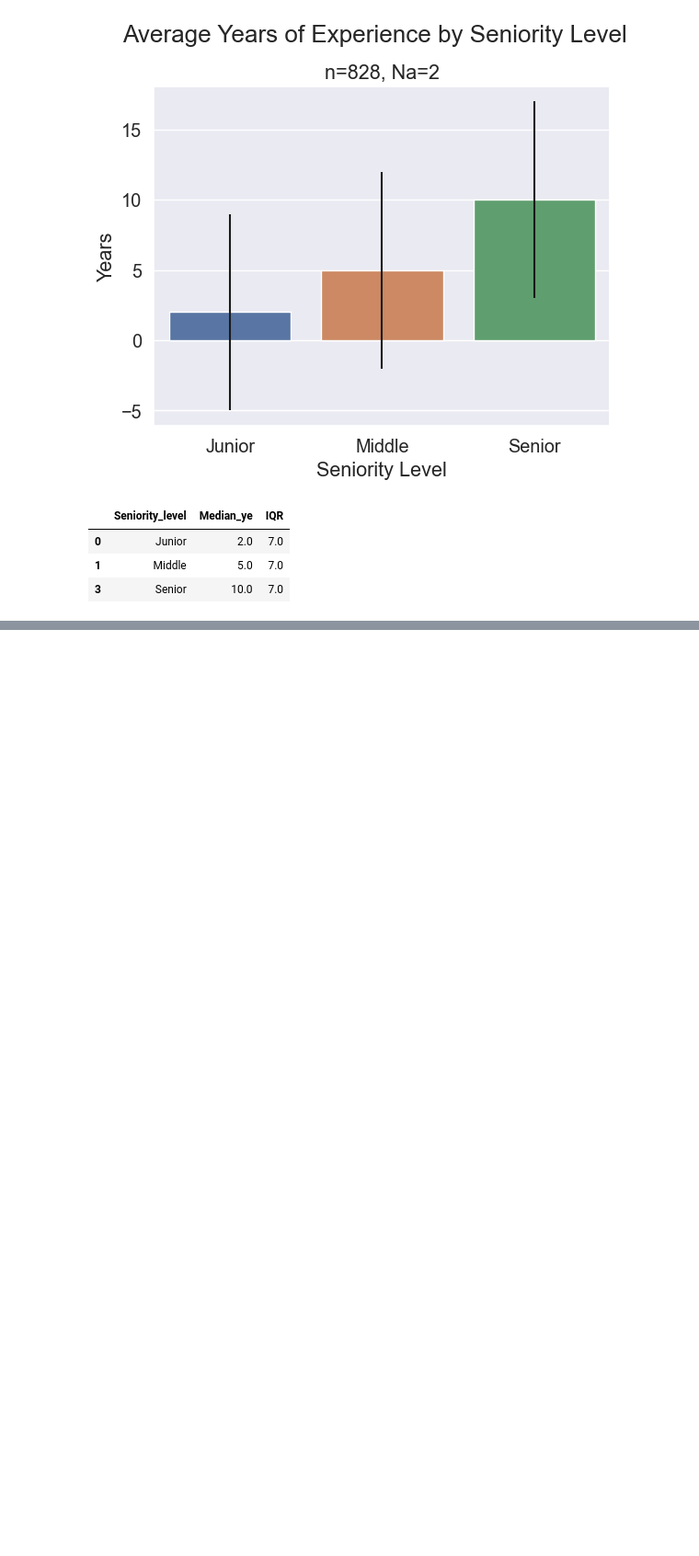
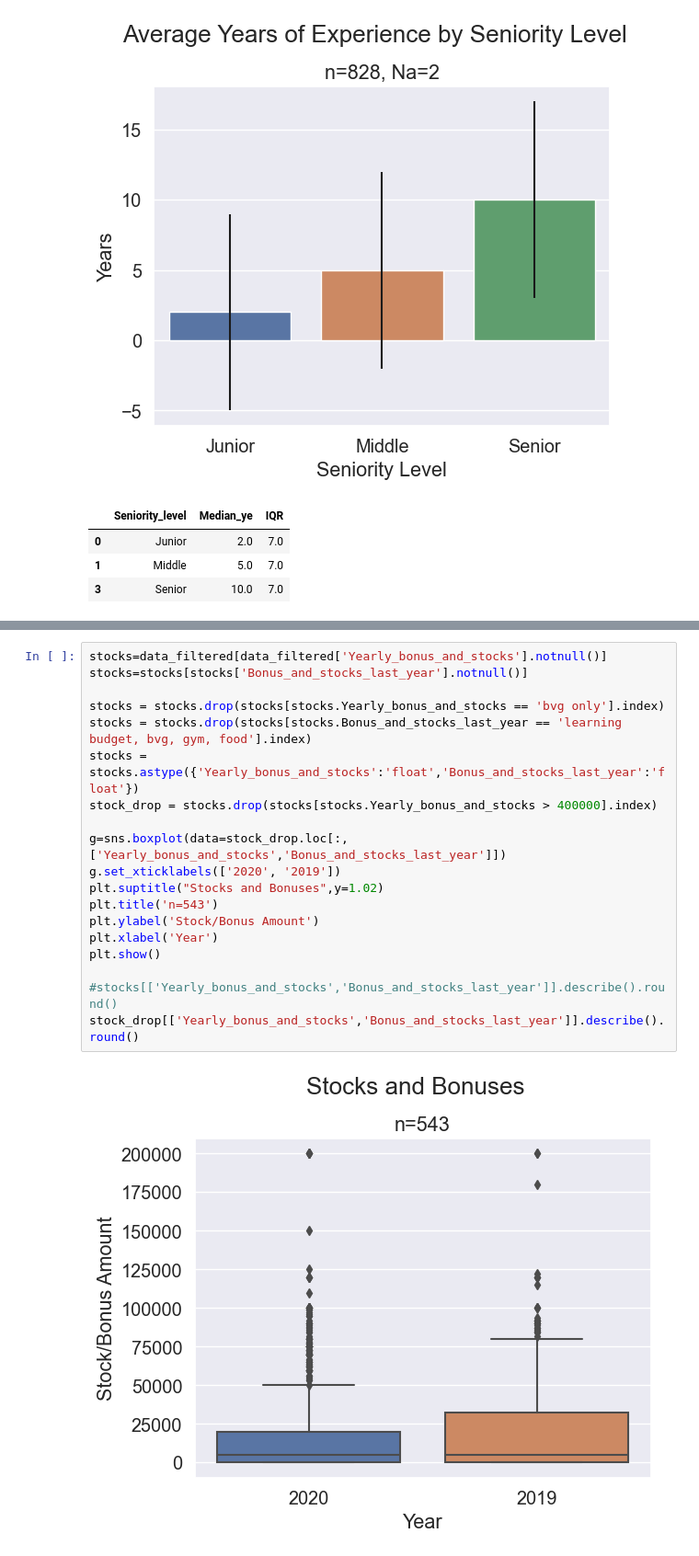
Before and after one commit to WahomeKennedy/EDA-project, a Jupyter notebook: eda_clean.ipynb, the cells around one changed output, grey strips where cells are left out. Shown: that part at 92% size. Saved outputs shown, nothing was run; the diff lists cells and outputs as text; blank space fills up the shorter version.

```diff
--- a/eda_clean.ipynb
+++ b/eda_clean.ipynb
@@ -276,3 +276,24 @@ data_filtered[['Yearly_salary','Salary_one_year_ago']].describe().round()
 | 50% | 70000.0 | 65000.0 |
 | 75% | 80000.0 | 75000.0 |
 | max | 250000.0 | 230000.0 |
+# %%
+stocks=data_filtered[data_filtered['Yearly_bonus_and_stocks'].notnull()]
+stocks=stocks[stocks['Bonus_and_stocks_last_year'].notnull()]
+
+stocks = stocks.drop(stocks[stocks.Yearly_bonus_and_stocks == 'bvg only'].index)
+stocks = stocks.drop(stocks[stocks.Bonus_and_stocks_last_year == 'learning budget, bvg, gym, food'].index)
+stocks = stocks.astype({'Yearly_bonus_and_stocks':'float','Bonus_and_stocks_last_year':'float'})
+stock_drop = stocks.drop(stocks[stocks.Yearly_bonus_and_stocks > 400000].index)
+
+g=sns.boxplot(data=stock_drop.loc[:,['Yearly_bonus_and_stocks','Bonus_and_stocks_last_year']])
+g.set_xticklabels(['2020', '2019'])
+plt.suptitle("Stocks and Bonuses",y=1.02)
+plt.title('n=543')
+plt.ylabel('Stock/Bonus Amount')
+plt.xlabel('Year')
+plt.show()
+
+#stocks[['Yearly_bonus_and_stocks','Bonus_and_stocks_last_year']].describe().round()
+stock_drop[['Yearly_bonus_and_stocks','Bonus_and_stocks_last_year']].describe().round()
+# %% [output]
+[figure, added]
```
Also changed, not shown: parts of 11 cells of this notebook.
